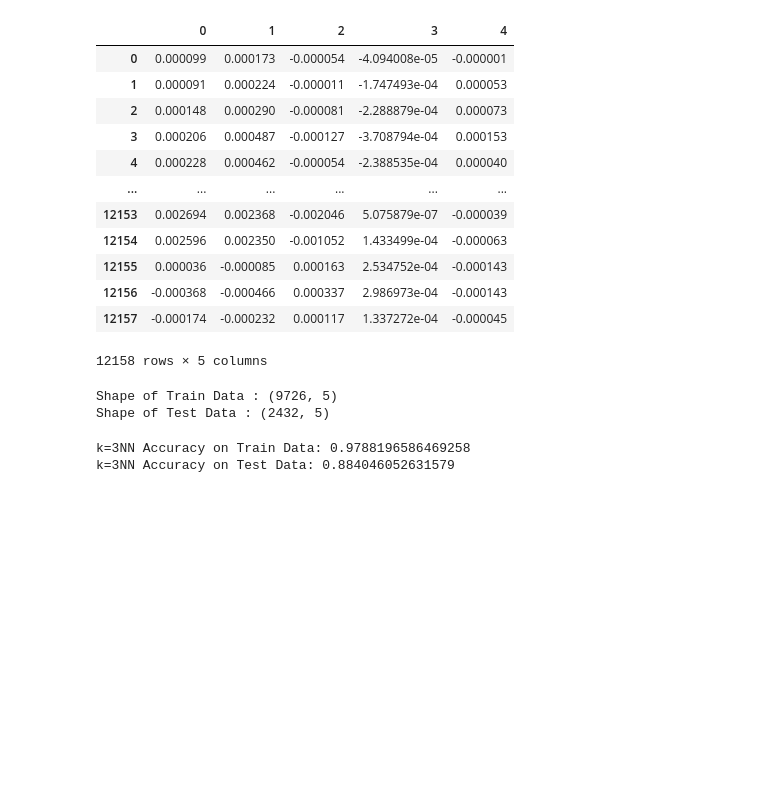
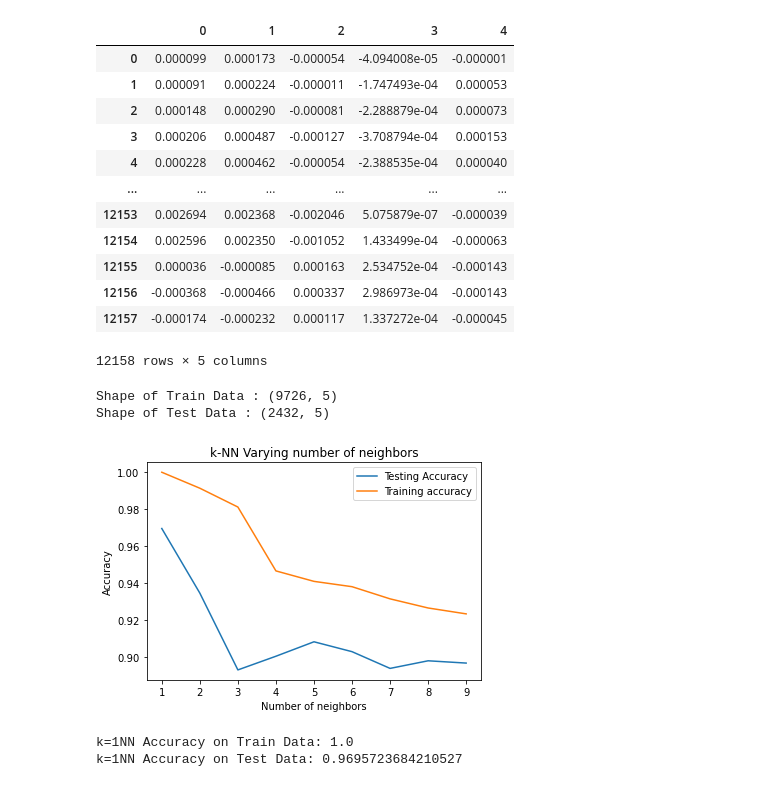
Before and after one commit to runnisha477/Vibration_Fault_Classification, a Jupyter notebook: exp/2022/februrary/Tugas Akhir (4 label) - KNN.ipynb, the cells around one changed output. Saved outputs shown, nothing was run; the diff lists cells and outputs as text; code cells hidden in the pictures; blank space fills up the shorter version.

```diff
--- a/exp/2022/februrary/Tugas Akhir (4 label) - KNN.ipynb
+++ b/exp/2022/februrary/Tugas Akhir (4 label) - KNN.ipynb
@@ -174,14 +231,27 @@ Shape of Test Data : (2432, 5)
+# %%
+#Generate plot
+import matplotlib.pyplot as plt
+
+plt.title('k-NN Varying number of neighbors')
+plt.plot(neighbors, test_accuracy, label='Testing Accuracy')
+plt.plot(neighbors, train_accuracy, label='Training accuracy')
+plt.legend()
+plt.xlabel('Number of neighbors')
+plt.ylabel('Accuracy')
+plt.show()
+# %% [output]
+[figure, added]
 # %%
 ## kNN Machine Learning
 
 from sklearn.neighbors import KNeighborsClassifier
-knn = KNeighborsClassifier(n_neighbors = 3) #n_neighbors = k
+knn = KNeighborsClassifier(n_neighbors = 1) #n_neighbors = k
 outknn = knn.fit(X_train,y_train)
-print("k={}NN Accuracy on Train Data: {}".format(3,knn.score(X_train,y_train)))
-print("k={}NN Accuracy on Test Data: {}".format(3,knn.score(X_test,y_test)))
+print("k={}NN Accuracy on Train Data: {}".format(1,knn.score(X_train,y_train)))
+print("k={}NN Accuracy on Test Data: {}".format(1,knn.score(X_test,y_test)))
 # %% [output]
-k=3NN Accuracy on Train Data: 0.9788196586469258
-k=3NN Accuracy on Test Data: 0.884046052631579
+k=1NN Accuracy on Train Data: 1.0
+k=1NN Accuracy on Test Data: 0.9695723684210527
 # %%
 from matplotlib import pyplot as plt
 from sklearn import svm
```
Also changed, not shown: parts of 9 cells of this notebook, 1 other file.
